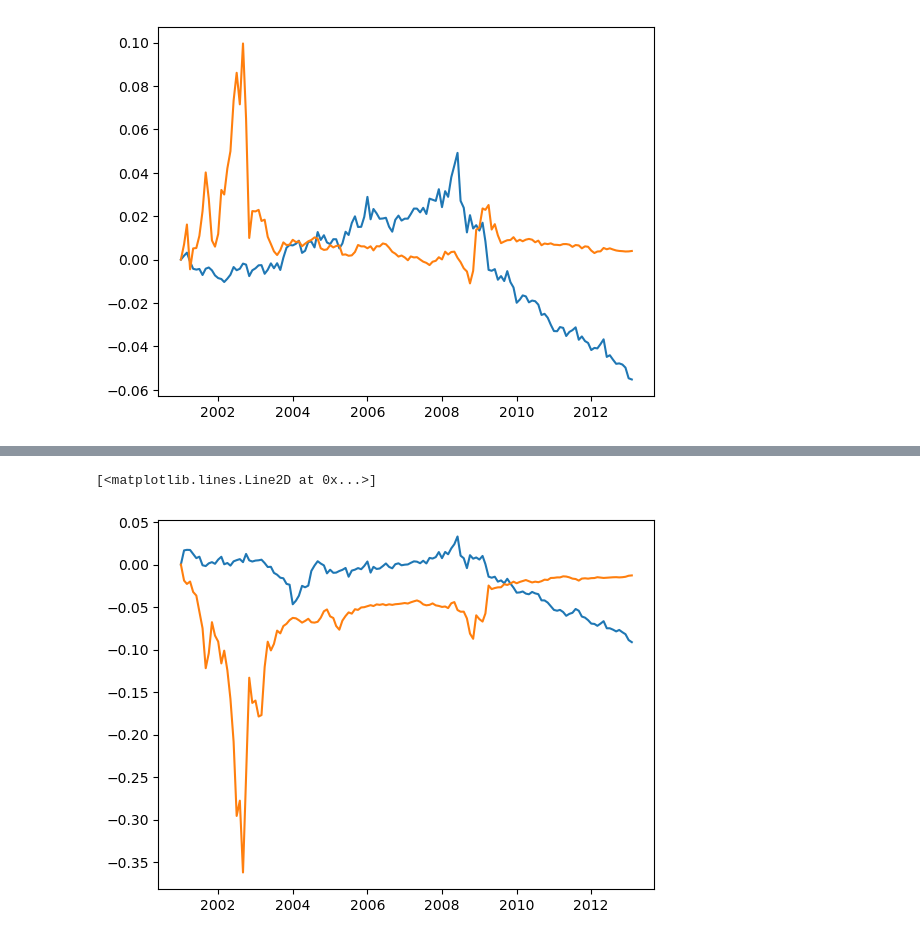
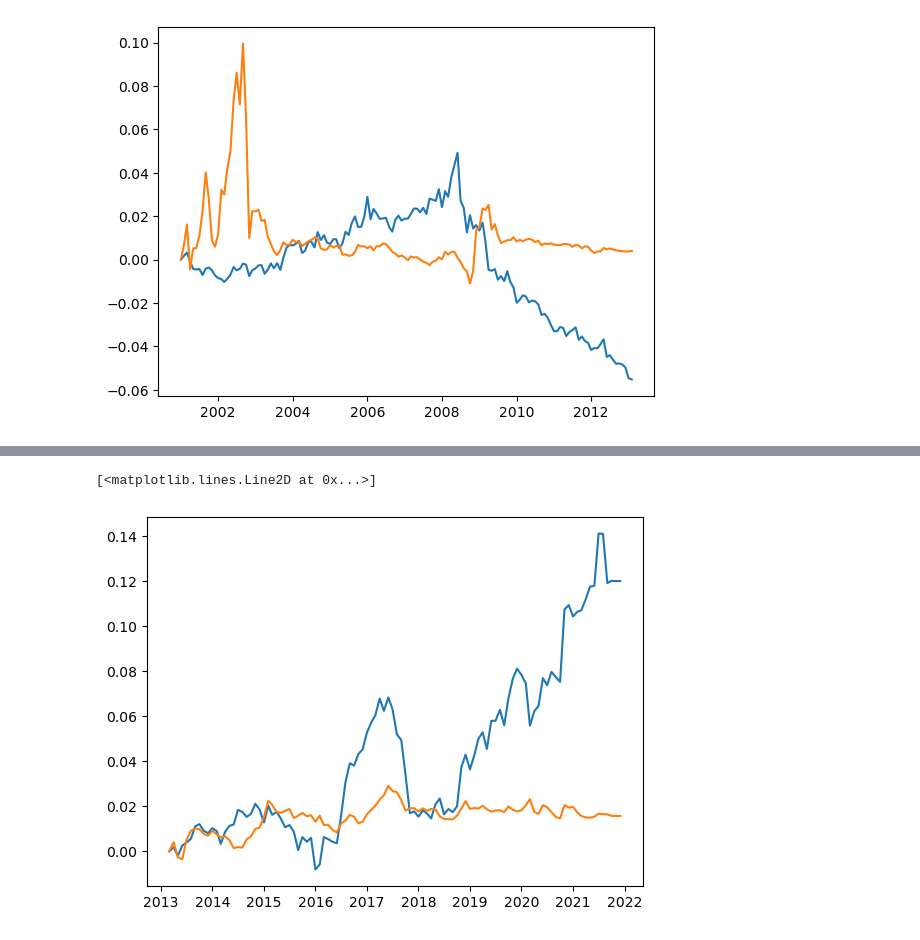
Before and after one commit to Toby3220/EF-5058-HFS, a Jupyter notebook: Group Project/main.ipynb, the cells around one changed output, grey strips where cells are left out. Cells and saved outputs as stored; diff of their text form; code cells hidden in the pictures.

```diff
--- a/Group Project/main.ipynb
+++ b/Group Project/main.ipynb
@@ -816,7 +703,7 @@ fzb = 0.0 #res_base.params[3]
 fmp = res_pos.params[0]
 fvp = res_pos.params[1]
 fcp = res_pos.params[2]
-fzp = res_pos.params[3]
+# fzp = res_pos.params[3]
 
 
 # fmn = res_neg.params[0]
@@ -829,7 +716,7 @@ fzp = res_pos.params[3]
 # ejustc3 = fmb*mom + fvb*val + fcb + fzb*supz
 
 # positive
-ejustc3 = fmp*mom + fvp*val + fcp + fzp*supz
+ejustc3 = fmp*mom + fvp*val + fcp #+ fzp*supz
 
 # neg
 
@@ -866,0 +771,18 @@ Text(0.5, 1.0, 'Factor Long Portfolio Return Relative to Momentum Value Benchmar
+# %%
+test_port_com = data.to_port("COM",tmbool=tmbool_test)
+test_port_com.gen_weights_from_score(0.3)
+
+com_test_ret, com_test_cret = port_com.get_port_ret(weight=test_port_com.lsw,bps=10)
+
+
+plt.plot(com_test_cret)
+plt.plot(momval_test_crest)
+
+
+plt.legend(["Composite","Momentum Value"])
+plt.xlabel("Year")
+plt.ylabel("cumaltive returns (multiples of starting value)")
+plt.title("Factor Portfolio Comparison")
+
+print("Information Ratio: ")
+print("Estimate Growth Composite Factor: {}".format(round(cb.infomation_ratio(com_test_ret,momval_test_rest),3)))
@@ -867,13 +793,11 @@ Text(0.5, 1.0, 'Factor Long Portfolio Return Relative to Momentum Value Benchmar
 # %%
-ejc_tret, ejc_tcret= port_ejc.get_port_ret(port_ejc3.lw, bps=10)
-momval_tret, momval_tcret= port_momval.get_port_ret( port_momval.lw, bps=10)
+_, tcret = test_port_momval.get_port_ret(weight=test_port_com.lw,bps=10)
+_, bench_tcret = test_port_momval.get_port_ret(weight=test_port_momval.lw,bps=10)
+plt.plot(tcret-bench_tcret)
 
-plt.plot(ejc_tcret-momval_tcret)
-
-ejc_tret, ejc_tcret= port_ejc.get_port_ret( port_ejc3.sw, bps=10)
-momval_tret, momval_tcret= port_momval.get_port_ret( port_momval.sw, bps=10)
-
-plt.plot(ejc_tcret-momval_tcret)
+_, tcret= test_port_momval.get_port_ret( test_port_com.sw, bps=10)
+_, bench_tcret= test_port_momval.get_port_ret( test_port_momval.sw, bps=10)
+plt.plot(tcret-bench_tcret)
 # %% [output]
 [<matplotlib.lines.Line2D at 0x...>]
-[figure, old version]
+[figure, new version]
```
Also changed, not shown: parts of 23 cells of this notebook.
